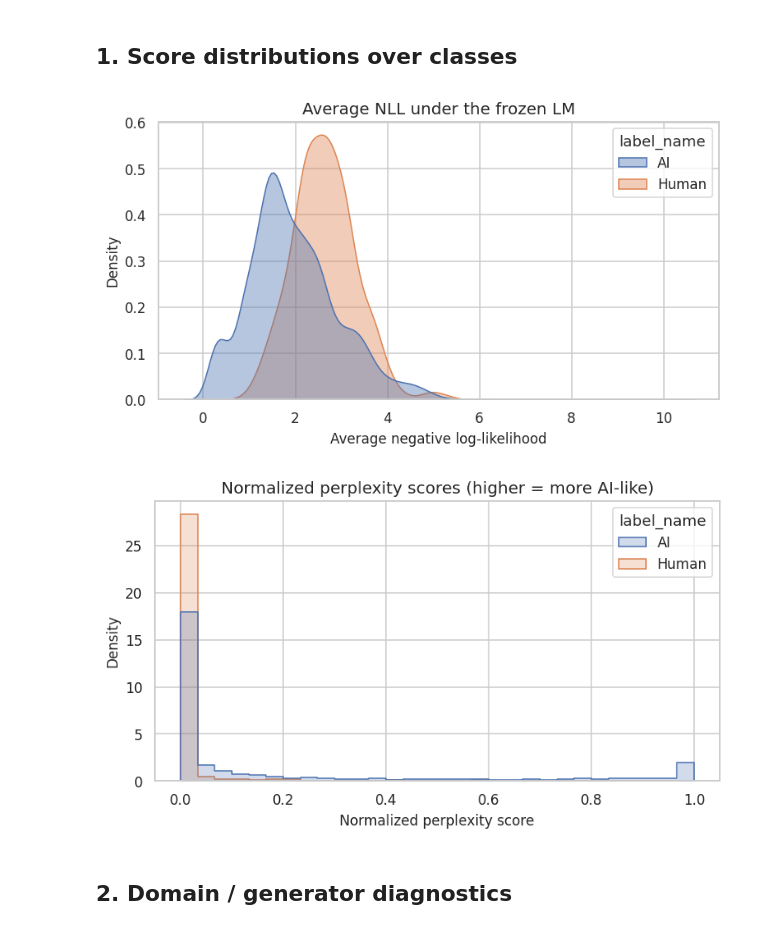
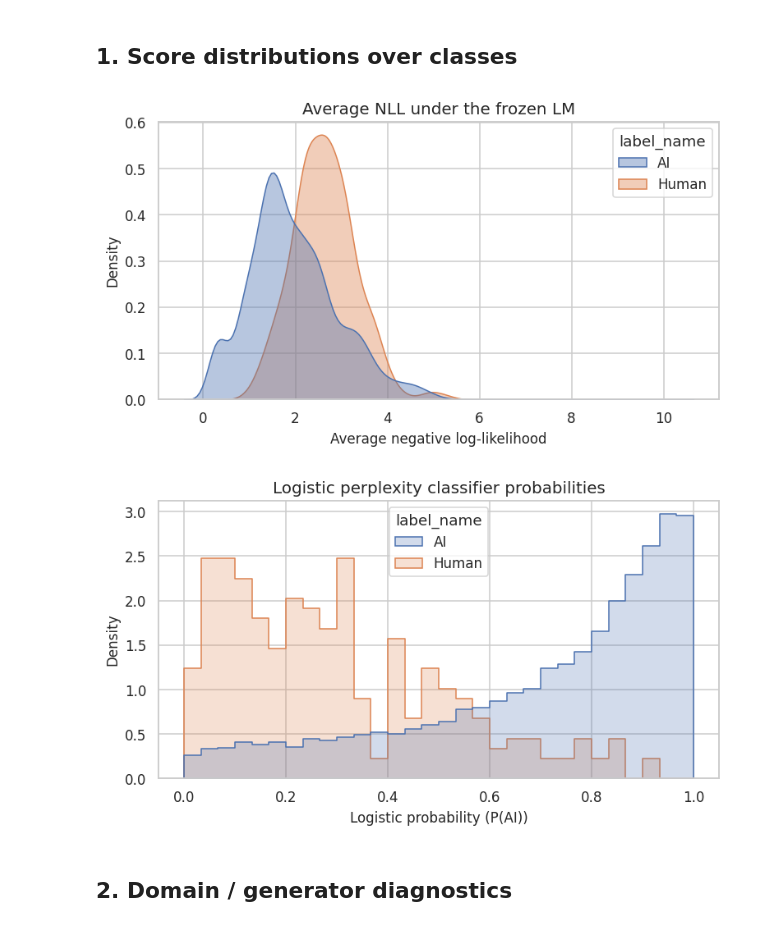
Before and after one commit to HesteBjorn/TDT13_AI_text_prediction, a Jupyter notebook: notebooks/perplexity_analysis.ipynb, the cells around one changed output. Cells and saved outputs as stored; diff of their text form; code cells hidden in the pictures.

Commit message:
add: update perplexity analysis

```diff
--- a/notebooks/perplexity_analysis.ipynb
+++ b/notebooks/perplexity_analysis.ipynb
@@ -56,6 +56,7 @@ PPL_THRESHOLD = None  # Optional manual NLL boundary
 SHOW_PROGRESS = True
 
 np.random.seed(SAMPLE_SEED)
+PPL_CLASSIFIER_PATH = Path("../models/perplexity-logistic/perplexity_classifier.pkl")
 # %% [markdown]
 ## Load and prepare the RAID split
 # %%
@@ -89,4 +90,5 @@ Available metadata columns: ['id', 'adv_source_id', 'source_id', 'model', 'decod
 # %% [markdown]
 ## Score the split with the frozen LM
 # %%
-perplexity_classifier = PerplexityLogisticClassifier.load("../models/perplexity-logistic/perplexity_classifier.pkl")
+perplexity_classifier = PerplexityLogisticClassifier.load(PPL_CLASSIFIER_PATH)
+detector = perplexity_classifier.detector
@@ -100,20 +97,12 @@ UserWarning: install "ipywidgets" for Jupyter support
 # %%
-detector = perplexity_classifier.detector  # Use existing detector
-# detector = PerplexityDetector(
-#     model_name=PPL_MODEL,
-#     batch_size=PPL_BATCH_SIZE,
-#     max_length=PPL_MAX_LENGTH,
-#     decision_threshold=PPL_THRESHOLD,
-#     show_progress=SHOW_PROGRESS,
-# )
 texts = analysis_df["text"].tolist()
+preds, probs, mean_logp, nll, std_logp = perplexity_classifier.predict(texts, return_nnl_features=True)
 
-ppl_stats = detector.score(texts)
-analysis_df["nll"] = ppl_stats.nll
-analysis_df["mean_logp"] = ppl_stats.mean_logp
-analysis_df["std_logp"] = ppl_stats.std_logp
-analysis_df["score"] = detector.normalize_scores(ppl_stats.nll)
-analysis_df["pred"] = detector.classify_nll(ppl_stats.nll)
+analysis_df["nll"] = nll
+analysis_df["mean_logp"] = mean_logp
+analysis_df["std_logp"] = std_logp
+analysis_df["score"] = probs
+analysis_df["pred"] = preds
 analysis_df["pred_name"] = analysis_df["pred"].map({0: "Human", 1: "AI"})
 analysis_df["error_type"] = np.where(
     analysis_df["pred"] == analysis_df["label"],
@@ -186,20 +175,20 @@ Name: nll, dtype: float64
 # %%
 finite = analysis_df[np.isfinite(analysis_df["nll"])]
 plt.figure(figsize=(8, 4))
 sns.kdeplot(data=finite, x="nll", hue="label_name", fill=True, common_norm=False, alpha=0.4)
 plt.title("Average NLL under the frozen LM")
 plt.xlabel("Average negative log-likelihood")
 plt.ylabel("Density")
 plt.show()
 
 plt.figure(figsize=(8, 4))
 sns.histplot(data=finite, x="score", hue="label_name", bins=30, element="step", stat="density", common_norm=False)
-plt.title("Normalized perplexity scores (higher = more AI-like)")
-plt.xlabel("Normalized perplexity score")
+plt.title("Logistic perplexity classifier probabilities")
+plt.xlabel("Logistic probability (P(AI))")
 plt.show()
 # %% [output]
 [figure]
-[figure, old version]
+[figure, new version]
 # %% [markdown]
 ## 2. Domain / generator diagnostics
 # %%
```
Also changed, not shown: parts of 16 cells of this notebook.
